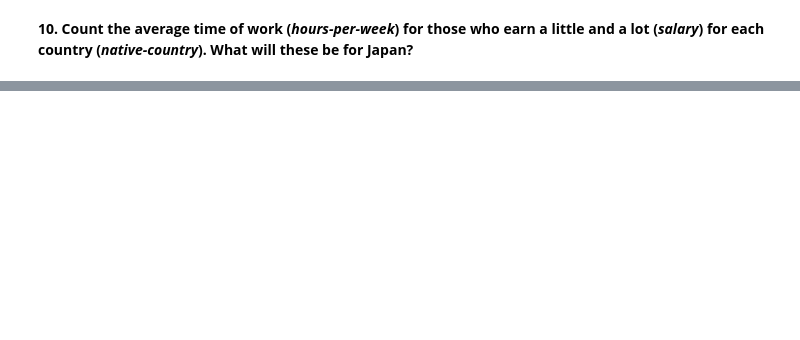
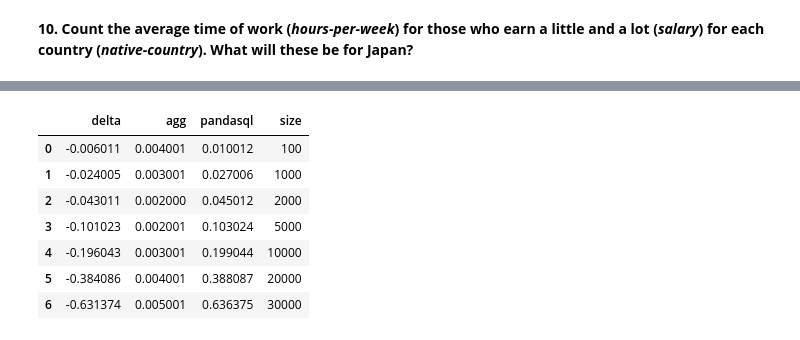
Before and after one commit to hexagramg/tmo, a Jupyter notebook: lab2/assignment01_pandas_uci_adult.ipynb, the cells around one changed output, grey strips where cells are left out. Drawn from its saved outputs; the diff is of its cells as text; code cells hidden in the pictures; blank space fills up the shorter version.

```diff
--- a/lab2/assignment01_pandas_uci_adult.ipynb
+++ b/lab2/assignment01_pandas_uci_adult.ipynb
@@ -165,0 +273,44 @@ data[(data['salary']=='>50K') & (data['marital-status'].str.contains('Married'))
+# %%
+def aggTime(dfs, length):
+    start = time.time()
+    result = dfs[:length].groupby(by='sex').agg({'hours-per-week':'mean','education-num':'mean','age':'mean'})
+    end = time.time()
+    result = result
+    return end - start
+# %%
+def sqlTime(dfs, length):
+    dfd = dfs[:length]
+    q = """
+    SELECT d.sex, AVG(d."hours-per-week") as avghoursperweek, AVG(d."education-num") as avgducationnum, AVG(d.age) as avgage
+    FROM (select * from dfd) as d
+    GROUP BY d.sex
+    ;
+    """
+    start = time.time()
+    result = sqldf(q, locals())
+    end = time.time()
+    return end - start
+# %%
+def aggTest(dfs, length):
+    timeP = aggTime(dfs,length)
+    timeS = sqlTime(dfs,length)
+    return [timeP - timeS,timeP,timeS]
+# %%
+def comparisonAgg():
+    comp = (100,1000,2000,5000,10000,20000,30000)
+    results = [[0,0,0,0]]
+    for i in comp:
+        results += [aggTest(data,i)+[i]]
+    return results[1:]
+# %%
+dd = pd.DataFrame(comparisonAgg(), columns=['delta','agg','pandasql','size'])
+dd
+# %% [output]
+|  | delta | agg | pandasql | size |
+| 0 | -0.006011 | 0.004001 | 0.010012 | 100 |
+| 1 | -0.024005 | 0.003001 | 0.027006 | 1000 |
+| 2 | -0.043011 | 0.002000 | 0.045012 | 2000 |
+| 3 | -0.101023 | 0.002001 | 0.103024 | 5000 |
+| 4 | -0.196043 | 0.003001 | 0.199044 | 10000 |
+| 5 | -0.384086 | 0.004001 | 0.388087 | 20000 |
+| 6 | -0.631374 | 0.005001 | 0.636375 | 30000 |
```
Also changed, not shown: parts of 19 cells of this notebook.
